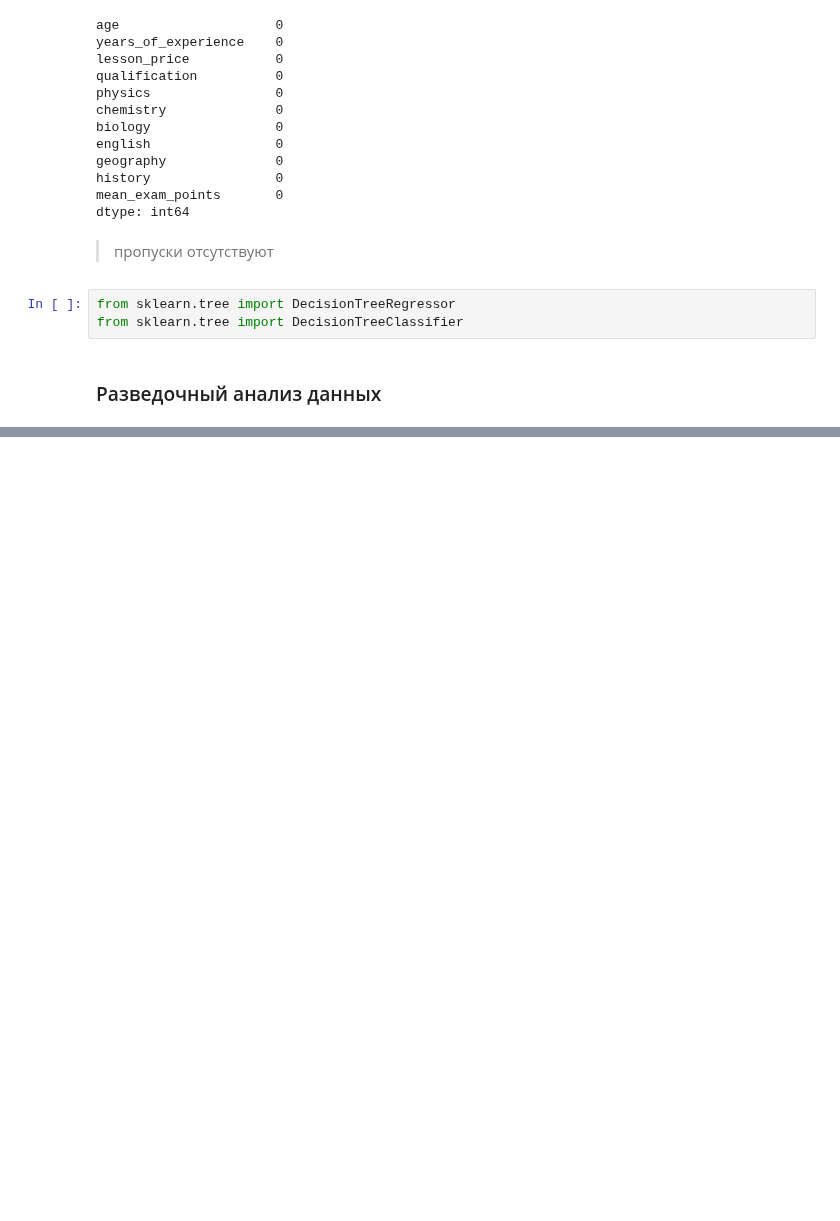
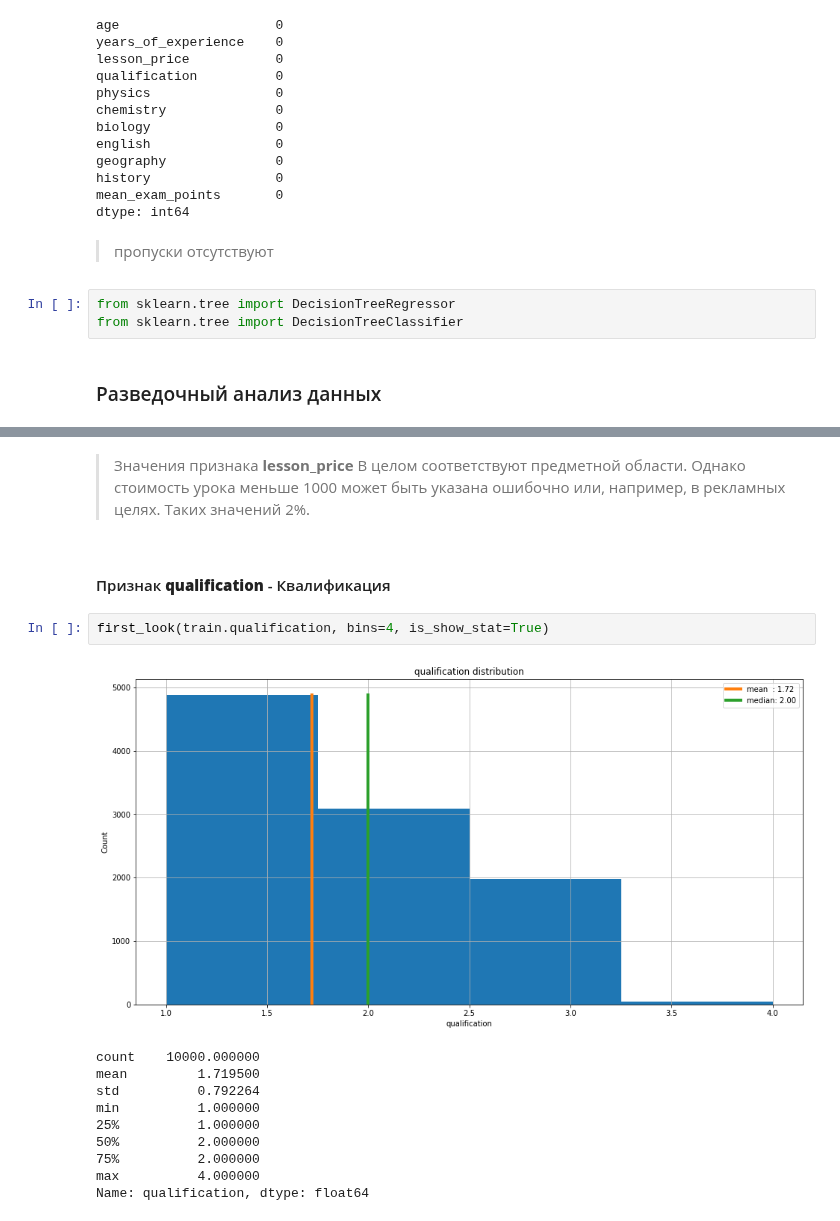
Before and after one commit to alex-chin/gb_data_analysis, a Jupyter notebook: project/math_exam.ipynb, the cells around one changed output, grey strips where cells are left out. Saved outputs shown, nothing was run; the diff lists cells and outputs as text; blank space fills up the shorter version.

```diff
--- a/project/math_exam.ipynb
+++ b/project/math_exam.ipynb
@@ -152,0 +246,19 @@ from sklearn.tree import DecisionTreeClassifier
+# %% [markdown]
+> Значения признака **lesson_price** В целом соответствуют предметной области. Однако стоимость урока меньше 1000 может
+> быть указана ошибочно или, например, в рекламных целях. Таких значений 2%.
+>
+# %% [markdown]
+#### Признак **qualification** - Квалификация
+# %%
+first_look(train.qualification, bins=4, is_show_stat=True)
+# %% [output]
+[figure, added]
+count    10000.000000
+mean         1.719500
+std          0.792264
+min          1.000000
+25%          1.000000
+50%          2.000000
+75%          2.000000
+max          4.000000
+Name: qualification, dtype: float64
```
Also changed, not shown: parts of 14 cells of this notebook.
